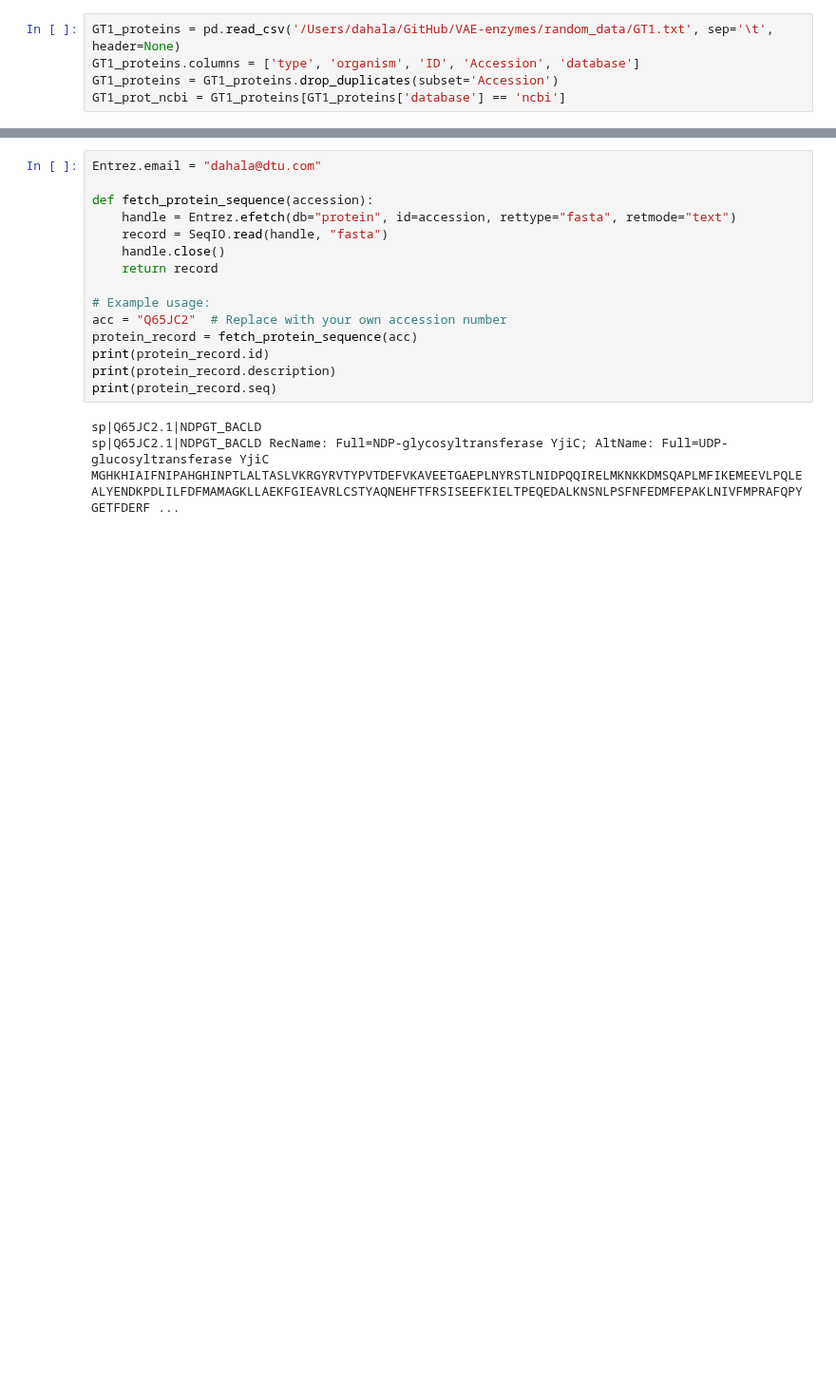
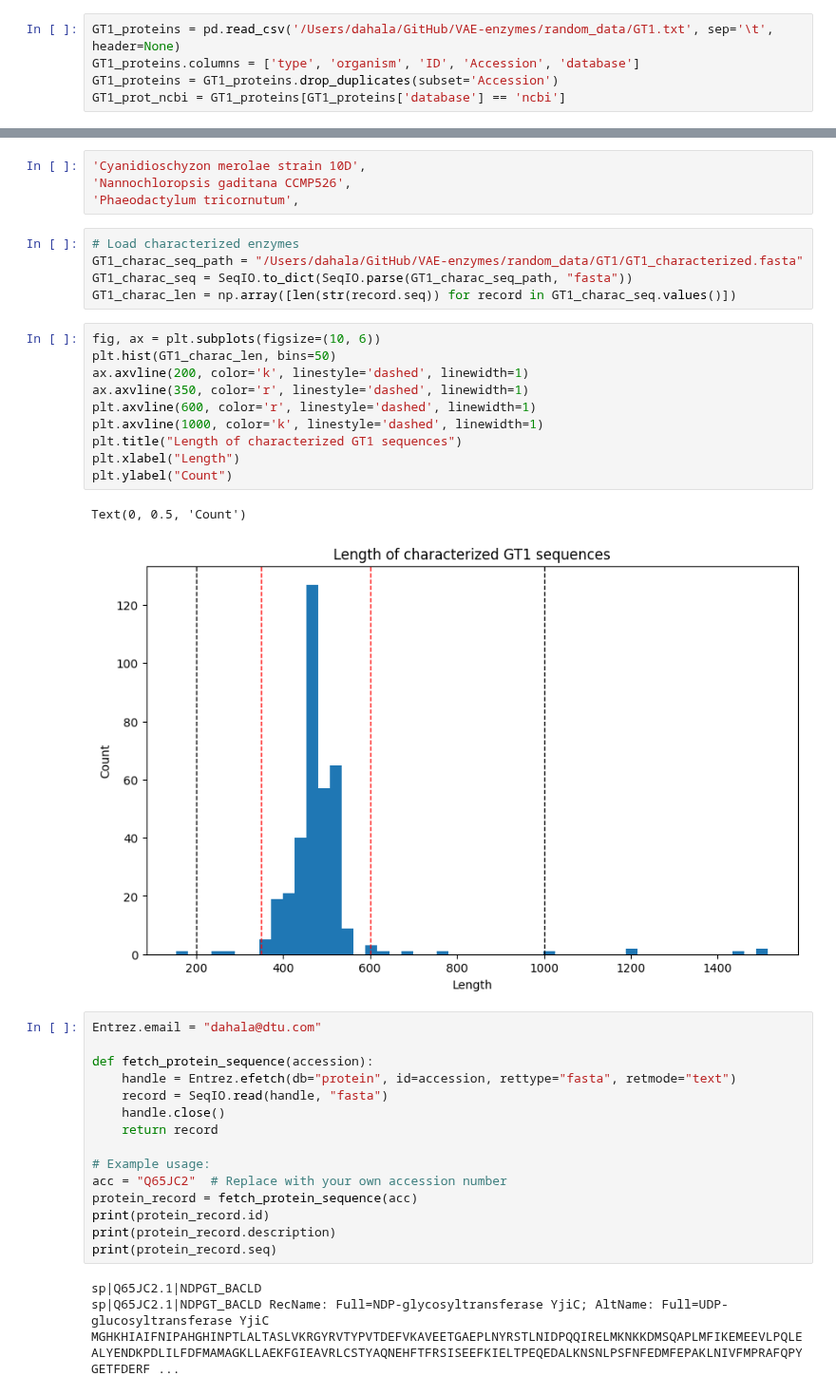
Before and after one commit to daha-la/VAE-enzymes, a Jupyter notebook: vae_notebooks/notebooks/GT1_MSAcreation.ipynb, the cells around one changed output, grey strips where cells are left out. Shown at 95% size. Drawn from its saved outputs; the diff is of its cells as text; blank space fills up the shorter version.

```diff
--- a/vae_notebooks/notebooks/GT1_MSAcreation.ipynb
+++ b/vae_notebooks/notebooks/GT1_MSAcreation.ipynb
@@ -28,3 +123,25 @@ GT1_prot_ncbi = GT1_proteins[GT1_proteins['database'] == 'ncbi']
+# %%
+'Cyanidioschyzon merolae strain 10D',
+'Nannochloropsis gaditana CCMP526',
+'Phaeodactylum tricornutum',
+# %%
+# Load characterized enzymes
+GT1_charac_seq_path = "/Users/dahala/GitHub/VAE-enzymes/random_data/GT1/GT1_characterized.fasta"
+GT1_charac_seq = SeqIO.to_dict(SeqIO.parse(GT1_charac_seq_path, "fasta"))
+GT1_charac_len = np.array([len(str(record.seq)) for record in GT1_charac_seq.values()])
+# %%
+fig, ax = plt.subplots(figsize=(10, 6))
+plt.hist(GT1_charac_len, bins=50)
+ax.axvline(200, color='k', linestyle='dashed', linewidth=1)
+ax.axvline(350, color='r', linestyle='dashed', linewidth=1)
+plt.axvline(600, color='r', linestyle='dashed', linewidth=1)
+plt.axvline(1000, color='k', linestyle='dashed', linewidth=1)
+plt.title("Length of characterized GT1 sequences")
+plt.xlabel("Length")
+plt.ylabel("Count")
+# %% [output]
+Text(0, 0.5, 'Count')
+[figure, added]
 # %%
 Entrez.email = "dahala@dtu.com"
 
```
Also changed, not shown: parts of 26 cells of this notebook, 2 other files.
